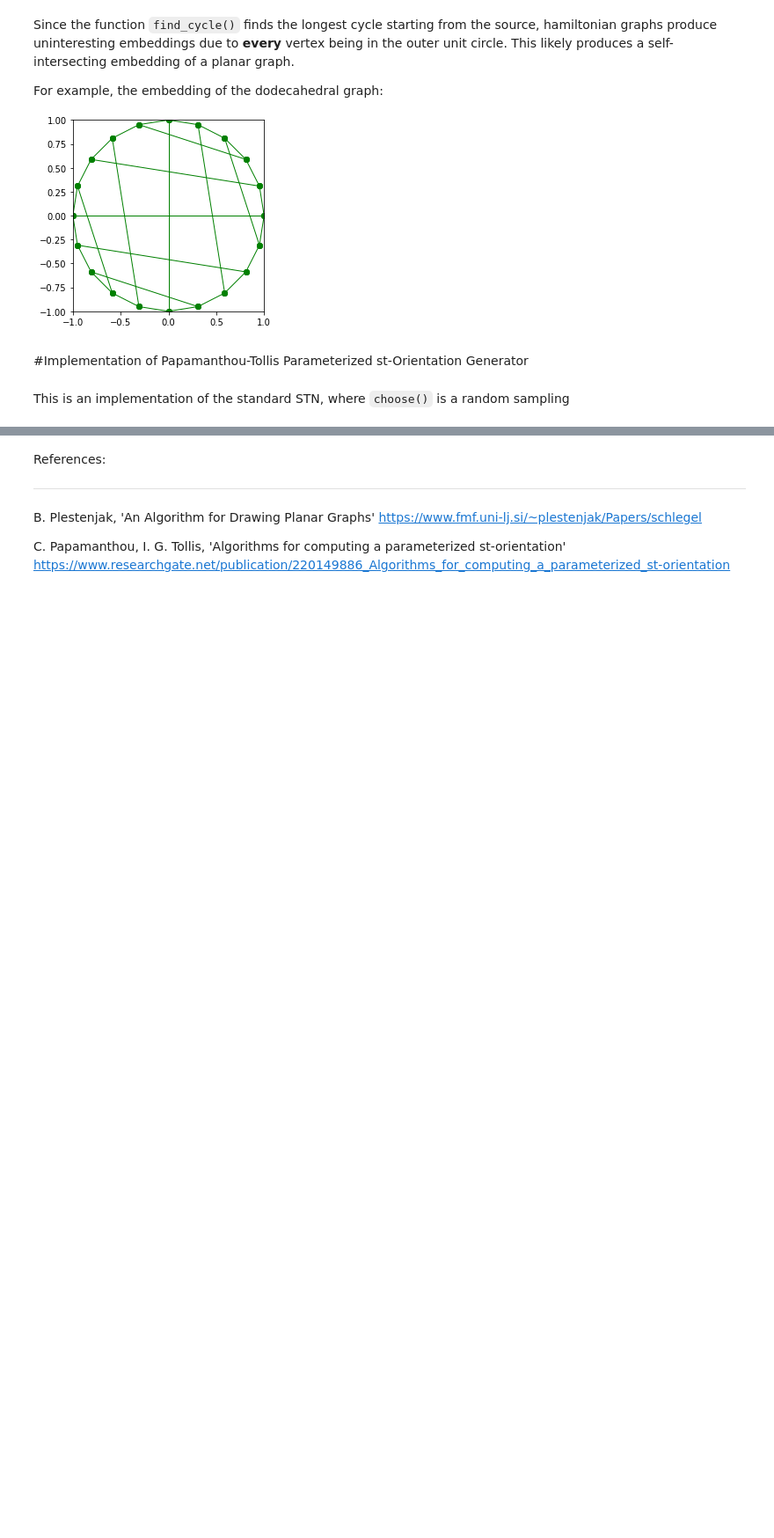
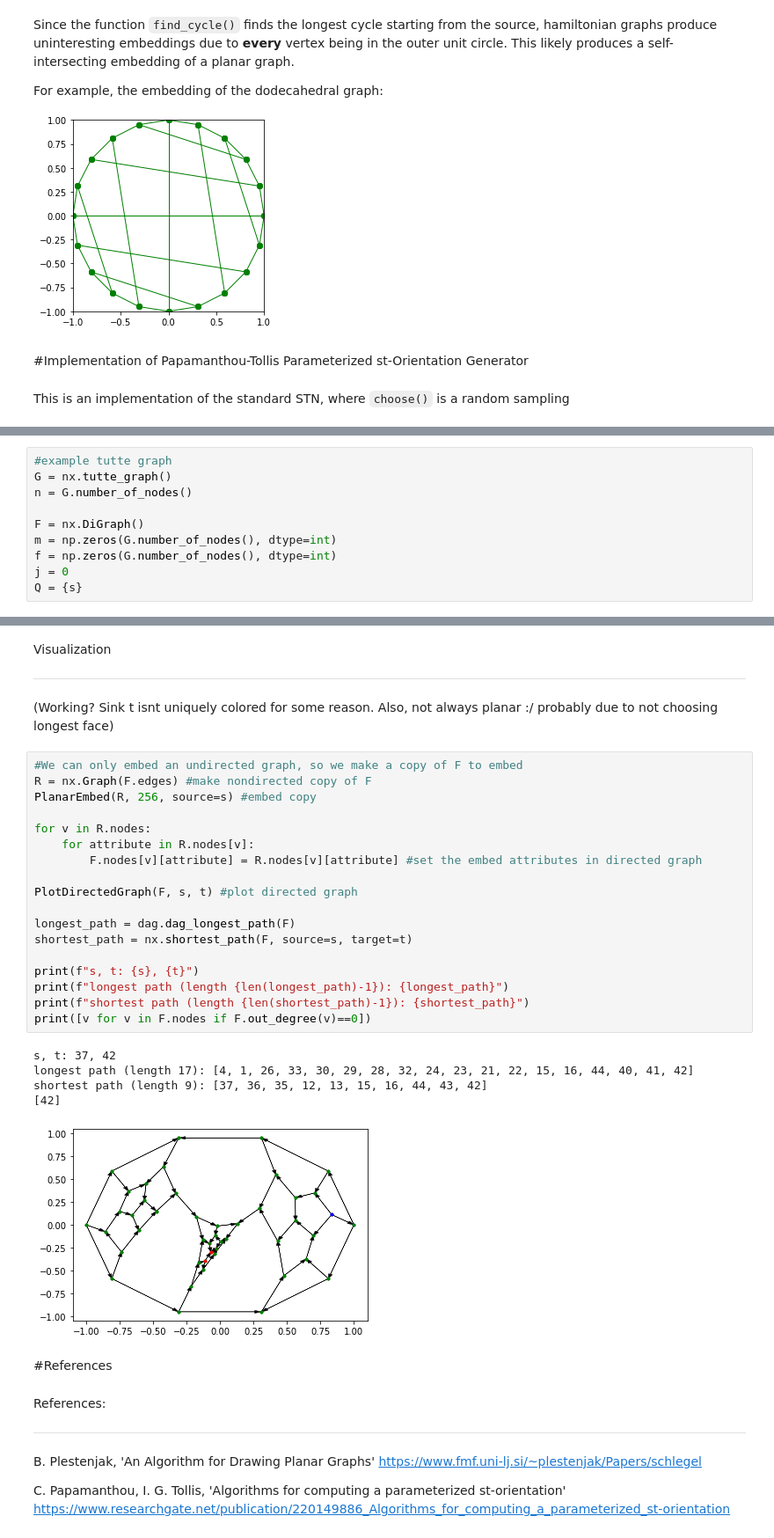
Before and after one commit to jar2333/3stGraphGen, a Jupyter notebook: 3_Connected_st_Orientations.ipynb, the cells around one changed output, grey strips where cells are left out. Shown at 88% size. Saved outputs shown, nothing was run; the diff lists cells and outputs as text; blank space fills up the shorter version.

```diff
--- a/3_Connected_st_Orientations.ipynb
+++ b/3_Connected_st_Orientations.ipynb
@@ -291,0 +243,10 @@ PlotGraph(F, s, t)
+# %%
+#example tutte graph
+G = nx.tutte_graph()
+n = G.number_of_nodes()
+
+F = nx.DiGraph()
+m = np.zeros(G.number_of_nodes(), dtype=int)
+f = np.zeros(G.number_of_nodes(), dtype=int)
+j = 0
+Q = {s}
@@ -292,3 +276,37 @@ PlotGraph(F, s, t)
+# %% [markdown]
+Visualization
+
+
+---
+
+
+(Working? Sink t isnt uniquely colored for some reason. Also, not always planar :/ probably due to not choosing longest face)
+# %%
+#We can only embed an undirected graph, so we make a copy of F to embed
+R = nx.Graph(F.edges) #make nondirected copy of F
+PlanarEmbed(R, 256, source=s) #embed copy
+
+for v in R.nodes:
+    for attribute in R.nodes[v]:
+        F.nodes[v][attribute] = R.nodes[v][attribute] #set the embed attributes in directed graph
+
+PlotDirectedGraph(F, s, t) #plot directed graph
+
+longest_path = dag.dag_longest_path(F)
+shortest_path = nx.shortest_path(F, source=s, target=t)
+
+print(f"s, t: {s}, {t}")
+print(f"longest path (length {len(longest_path)-1}): {longest_path}")
+print(f"shortest path (length {len(shortest_path)-1}): {shortest_path}")
+print([v for v in F.nodes if F.out_degree(v)==0])
+# %% [output]
+s, t: 37, 42
+longest path (length 17): [4, 1, 26, 33, 30, 29, 28, 32, 24, 23, 21, 22, 15, 16, 44, 40, 41, 42]
+shortest path (length 9): [37, 36, 35, 12, 13, 15, 16, 44, 43, 42]
+[42]
+[figure, added]
+# %% [markdown]
+#References
 # %% [markdown]
 References:
 
```
Also changed, not shown: parts of 17 cells of this notebook.
